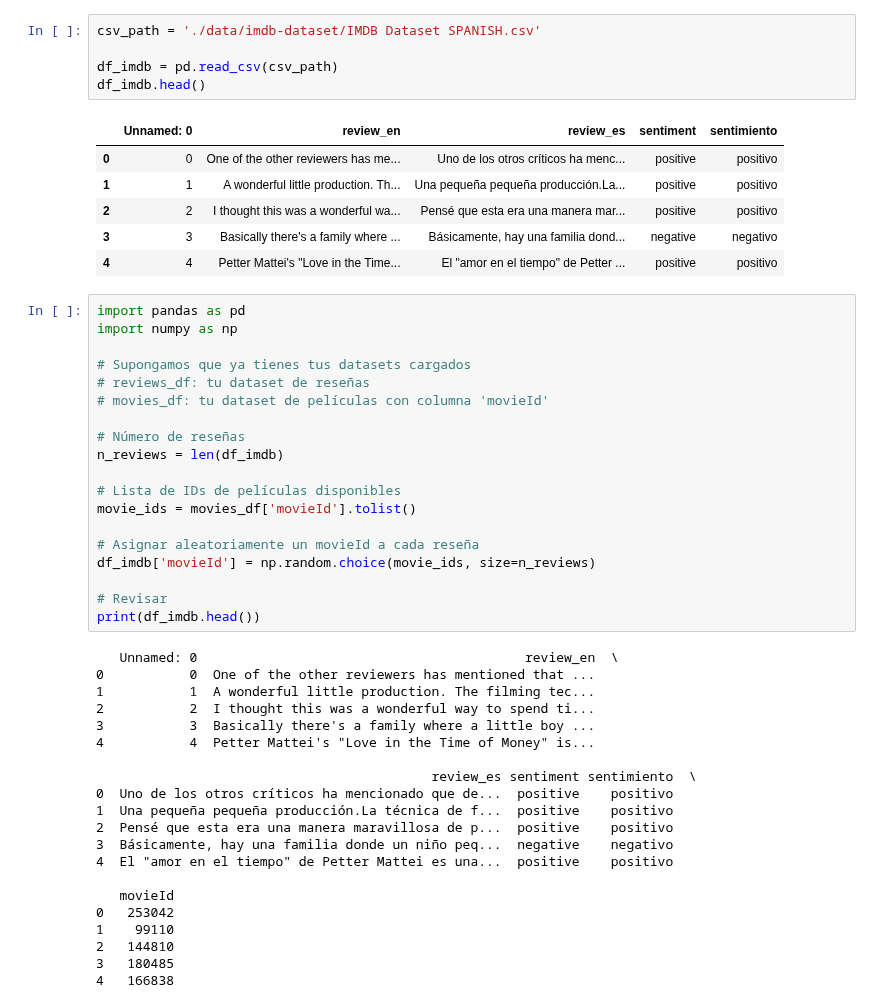
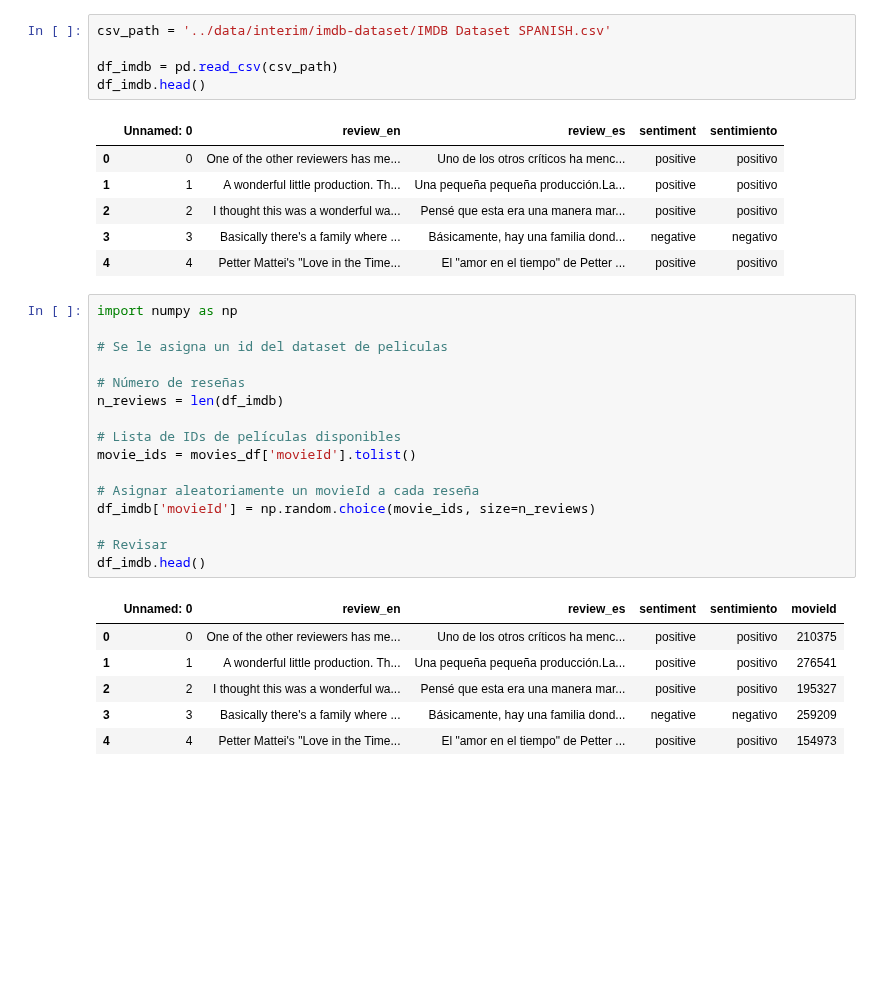
Before and after one commit to magy509/ingenieropg80.Proyecto_final_madre, a Jupyter notebook: src/datasets.ipynb, the cells around one changed output. Drawn from its saved outputs; the diff is of its cells as text; blank space fills up the shorter version.

```diff
--- a/src/datasets.ipynb
+++ b/src/datasets.ipynb
@@ -416,5 +309,5 @@ Archive:  ./data/kaggle.json/imdb-dataset-of-50k-movie-reviews-spanish.zip
 # %%
-csv_path = './data/imdb-dataset/IMDB Dataset SPANISH.csv'
+csv_path = '../data/interim/imdb-dataset/IMDB Dataset SPANISH.csv'
 
 df_imdb = pd.read_csv(csv_path)
 df_imdb.head()
@@ -426,42 +319,25 @@ df_imdb.head()
 | 3 | 3 | Basically there's a family where ... | Básicamente, hay una familia dond... | negative | negativo |
 | 4 | 4 | Petter Mattei's "Love in the Time... | El "amor en el tiempo" de Petter ... | positive | positivo |
 # %%
-import pandas as pd
 import numpy as np
 
-# Supongamos que ya tienes tus datasets cargados
-# reviews_df: tu dataset de reseñas
-# movies_df: tu dataset de películas con columna 'movieId'
+# Se le asigna un id del dataset de peliculas
 
 # Número de reseñas
 n_reviews = len(df_imdb)
 
 # Lista de IDs de películas disponibles
 movie_ids = movies_df['movieId'].tolist()
 
 # Asignar aleatoriamente un movieId a cada reseña
 df_imdb['movieId'] = np.random.choice(movie_ids, size=n_reviews)
 
 # Revisar
-print(df_imdb.head())
+df_imdb.head()
 # %% [output]
-   Unnamed: 0                                          review_en  \
-0           0  One of the other reviewers has mentioned that ...
-1           1  A wonderful little production. The filming tec...
-2           2  I thought this was a wonderful way to spend ti...
-3           3  Basically there's a family where a little boy ...
-4           4  Petter Mattei's "Love in the Time of Money" is...
-
-                                           review_es sentiment sentimiento  \
-0  Uno de los otros críticos ha mencionado que de...  positive    positivo
-1  Una pequeña pequeña producción.La técnica de f...  positive    positivo
-2  Pensé que esta era una manera maravillosa de p...  positive    positivo
-3  Básicamente, hay una familia donde un niño peq...  negative    negativo
-4  El "amor en el tiempo" de Petter Mattei es una...  positive    positivo
-
-   movieId
-0   253042
-1    99110
-2   144810
-3   180485
-4   166838
+|  | Unnamed: 0 | review_en | review_es | sentiment | sentimiento | movieId |
+| 0 | 0 | One of the other reviewers has me... | Uno de los otros críticos ha menc... | positive | positivo | 210375 |
+| 1 | 1 | A wonderful little production. Th... | Una pequeña pequeña producción.La... | positive | positivo | 276541 |
+| 2 | 2 | I thought this was a wonderful wa... | Pensé que esta era una manera mar... | positive | positivo | 195327 |
+| 3 | 3 | Basically there's a family where ... | Básicamente, hay una familia dond... | negative | negativo | 259209 |
+| 4 | 4 | Petter Mattei's "Love in the Time... | El "amor en el tiempo" de Petter ... | positive | positivo | 154973 |
```
Also changed, not shown: parts of 23 cells of this notebook.
